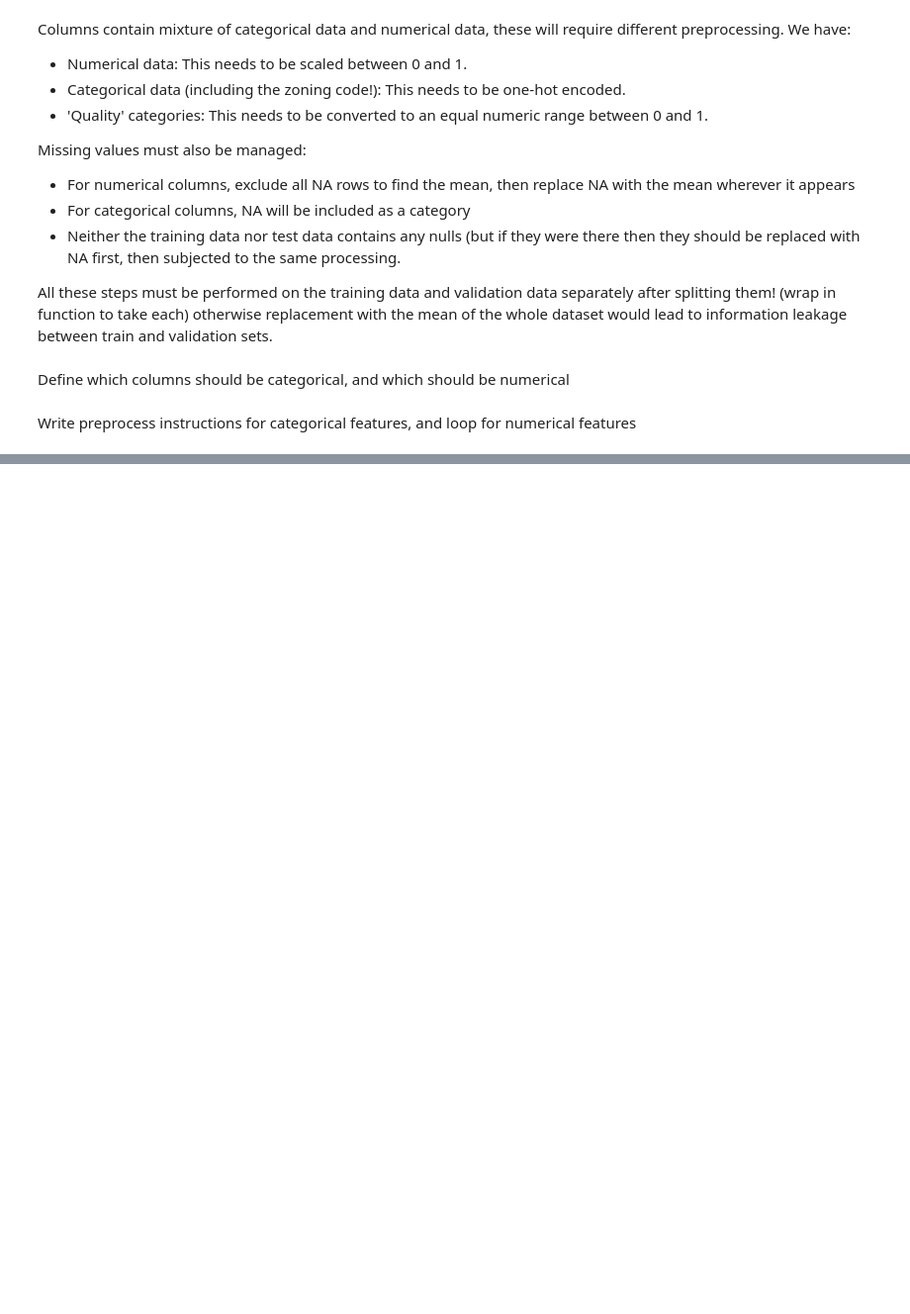
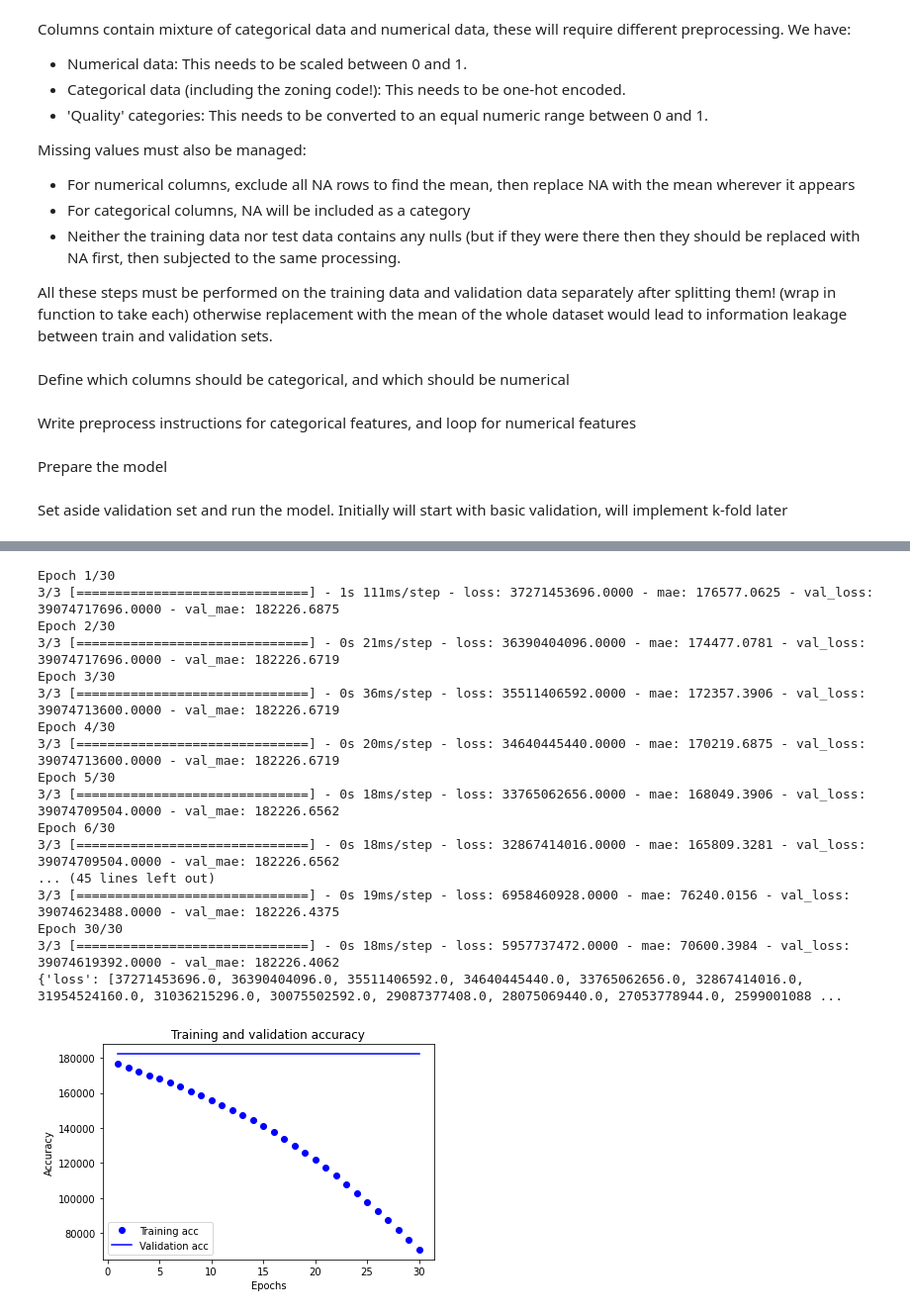
Before and after one commit to ChrisPWilliams/kaggle_house_prices, a Jupyter notebook: house-prices-comp-code.ipynb, the cells around one changed output, grey strips where cells are left out. Shown: that part at 99% size. Saved outputs shown, nothing was run; the diff lists cells and outputs as text; code cells hidden in the pictures; blank space fills up the shorter version.

Commit message:
model built - validation metrics not decreasing yet

```diff
--- a/house-prices-comp-code.ipynb
+++ b/house-prices-comp-code.ipynb
@@ -309,0 +309,53 @@ inputs = full_preprocess(train_data)
+# %% [markdown]
+Prepare the model
+# %%
+LEARNING_RATE = 0.001
+
+def build_model():
+    model = keras.Sequential([
+        keras.layers.Dense(16, activation='relu'),
+        keras.layers.Dense(16, activation='relu'),
+        keras.layers.Dense(1)
+    ])
+    opt = keras.optimizers.Adam(learning_rate=LEARNING_RATE)
+    model.compile(optimizer=opt, loss="mse", metrics=["mae"])
+    return model
+# %% [markdown]
+Set aside validation set and run the model. Initially will start with basic validation, will implement k-fold later
+# %%
+val_data = train_data.iloc[1:200]
+val_labels = train_labels.iloc[1:200]
+partial_train_data = train_data.iloc[200:train_data["Id"].size]
+partial_train_labels = train_labels.iloc[200:train_labels.size]
+val_data = full_preprocess(val_data)
+partial_train_data = full_preprocess(partial_train_data)
+
+EPOCHS = 30
+
+model = build_model()
+
+history = model.fit(partial_train_data,
+                    partial_train_labels,
+                    epochs=EPOCHS,
+                    batch_size=512,
+                    validation_data=(val_data, val_labels),
+                    verbose=1,
+                    )
+
+history_dict = history.history
+print(history_dict)
+
+acc = history_dict['mae']
+val_acc = history_dict['val_mae']
+
+epochs = range(1, len(acc) + 1)
+
+plt.plot(epochs, acc, 'bo', label='Training acc')
+plt.plot(epochs, val_acc, 'b', label='Validation acc')
+plt.title('Training and validation accuracy')
+plt.xlabel('Epochs')
+plt.ylabel('Accuracy')
+plt.legend()
+
+plt.show()
+# %% [output]
@@ -309,0 +379,18 @@ inputs = full_preprocess(train_data)
+Epoch 1/30
+3/3 [==============================] - 1s 111ms/step - loss: 37271453696.0000 - mae: 176577.0625 - val_loss: 39074717696.0000 - val_mae: 182226.6875
+Epoch 2/30
+3/3 [==============================] - 0s 21ms/step - loss: 36390404096.0000 - mae: 174477.0781 - val_loss: 39074717696.0000 - val_mae: 182226.6719
+Epoch 3/30
+3/3 [==============================] - 0s 36ms/step - loss: 35511406592.0000 - mae: 172357.3906 - val_loss: 39074713600.0000 - val_mae: 182226.6719
+Epoch 4/30
+3/3 [==============================] - 0s 20ms/step - loss: 34640445440.0000 - mae: 170219.6875 - val_loss: 39074713600.0000 - val_mae: 182226.6719
+Epoch 5/30
+3/3 [==============================] - 0s 18ms/step - loss: 33765062656.0000 - mae: 168049.3906 - val_loss: 39074709504.0000 - val_mae: 182226.6562
+Epoch 6/30
+3/3 [==============================] - 0s 18ms/step - loss: 32867414016.0000 - mae: 165809.3281 - val_loss: 39074709504.0000 - val_mae: 182226.6562
+... (45 lines left out)
+3/3 [==============================] - 0s 19ms/step - loss: 6958460928.0000 - mae: 76240.0156 - val_loss: 39074623488.0000 - val_mae: 182226.4375
+Epoch 30/30
+3/3 [==============================] - 0s 18ms/step - loss: 5957737472.0000 - mae: 70600.3984 - val_loss: 39074619392.0000 - val_mae: 182226.4062
+{'loss': [37271453696.0, 36390404096.0, 35511406592.0, 34640445440.0, 33765062656.0, 32867414016.0, 31954524160.0, 31036215296.0, 30075502592.0, 29087377408.0, 28075069440.0, 27053778944.0, 2599001088 ...
+[figure, added]
```
Also changed, not shown: parts of 3 cells of this notebook.
